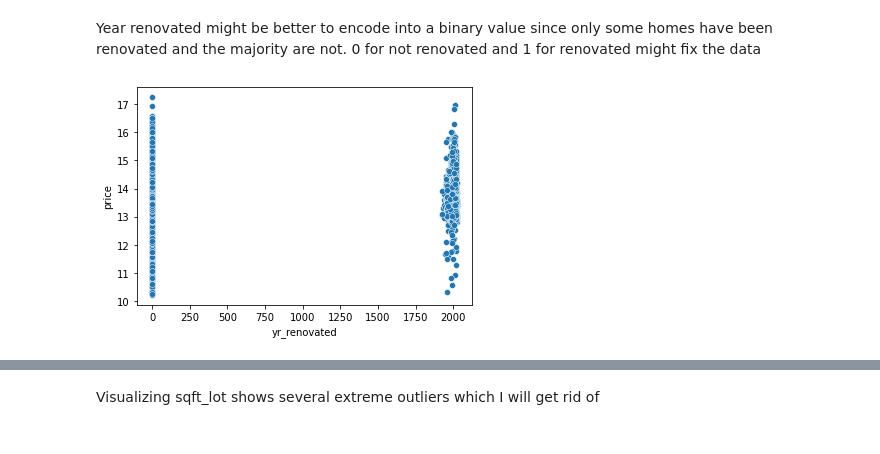
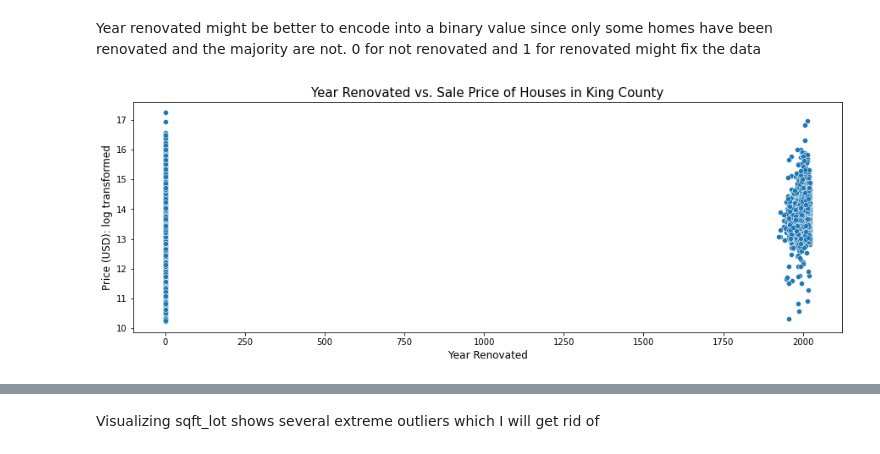
Before and after one commit to alexanderdaffara/HousingSalesRegression, a Jupyter notebook: Andre_Final.ipynb, the cells around one changed output, grey strips where cells are left out. Drawn from its saved outputs; the diff is of its cells as text; code cells hidden in the pictures.

```diff
--- a/Andre_Final.ipynb
+++ b/Andre_Final.ipynb
@@ -380,9 +394,13 @@ sns.scatterplot(x=(num_cat_df["sqft_home"]),y=np.log(num_cat_df["price"]));
 Year renovated might be better to encode into a binary value since only some homes have been renovated and the majority are not. 0 for not renovated and 1 for renovated might fix the data
 # %%
 # quick visual of yr_renovated
-sns.scatterplot(x=(num_cat_df["yr_renovated"]),y=np.log(num_cat_df["price"]));
+fig, ax = plt.subplots(figsize=(15, 5))
+sns.scatterplot(x=(num_cat_df["yr_renovated"]),y=np.log(num_cat_df["price"]))
+ax.set_xlabel("Year Renovated", size = 12 )
+ax.set_ylabel("Price (USD): log transformed", size = 12)
+ax.set_title("Year Renovated vs. Sale Price of Houses in King County", size = 15);
 # %% [output]
-[figure, old version]
+[figure, new version]
 # %%
 # Encoding manually into a binary value and making a new column called renovated. I then drop the yr_renovated column.
 num_cat_df["renovated"] = [1.0 if x != 0 else 0.0 for x in num_cat_df["yr_renovated"]]
```
Also changed, not shown: parts of 10 cells of this notebook.
